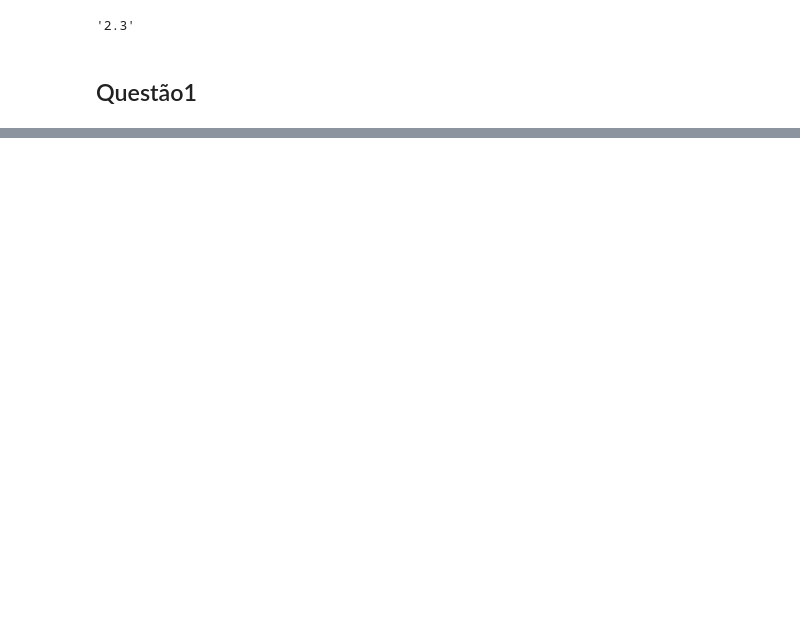
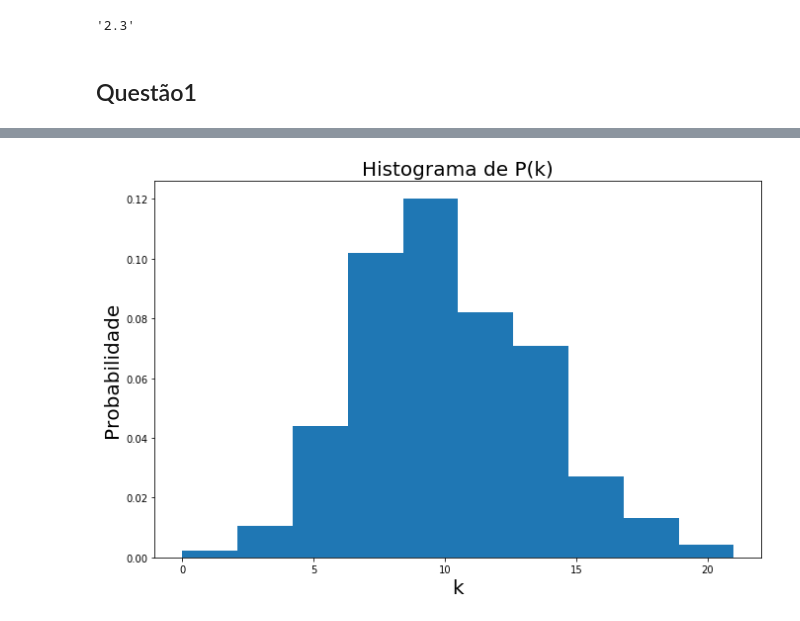
Before and after one commit to illiamw/Redes-Complexas, a Jupyter notebook: Projeto3/Projeto3.ipynb, the cells around one changed output, grey strips where cells are left out. Cells and saved outputs as stored; diff of their text form; code cells hidden in the pictures; blank space fills up the shorter version.

```diff
--- a/Projeto3/Projeto3.ipynb
+++ b/Projeto3/Projeto3.ipynb
@@ -52,3 +58,29 @@ def plot_grafo_anel(grafo):
     nx.draw_networkx_edges(grafo, pos, alpha=0.500);
     nx.draw_networkx_labels(grafo, pos, font_color="white");
     plt.show();
+# %%
+def degree_distribution(G):
+    grau = dict(G.degree()) # dicionario (nó , grau)
+    grau = list(grau.values()) # lista formada pelo grau ordenado pelo dicionario,
+    # assim correspondendo ao nó representado em um array manipulável
+    grau = np.array(grau)
+    maxk = np.max(grau) #maximo e  minimo do array grau
+    mink = np.min(grau)
+    kvalues= range(0,maxk+1) # interalo possivel de valores
+    Pk = np.zeros(maxk+1) # P(k) Vetor de zeros para armazenar a distribuição
+    for k in grau:
+        Pk[k] = Pk[k] + 1 # Contabiliza a incidencia dos graus presentes no vetor
+    soma = 0
+    for i in range(len(Pk)):
+        soma = soma + Pk[i] # Divide todos os elementos de Pk, pela somatoria dos graus
+    Pk = Pk/soma # Divide todos os elementos de Pk, pela somatoria dos graus
+    # caracterizando a distribuição da probabilidade de um grau,
+
+    return kvalues,Pk,grau
+# %%
+def plog_histograma(grau):
+    plt.hist(grau, bins  = 10, density=True)
+    plt.xlabel('k', fontsize=20)
+    plt.ylabel('Probabilidade', fontsize=20)
+    plt.title("Histograma de P(k)", fontsize=20)
+    plt.show()
@@ -279,3 +293,8 @@ RA_medidas.append(RA_average_clustering)
 # %%
 RA_degree_pearson_correlation_coefficient = degree_pearson_correlation_coefficient(RA)
 RA_medidas.append(RA_degree_pearson_correlation_coefficient)
+# %%
+RE_k,RE_pk,RE_grau = degree_distribution(RE[0])
+plog_histograma(RE_grau)
+# %% [output]
+[figure, added]
```
Also changed, not shown: parts of 16 cells of this notebook.
